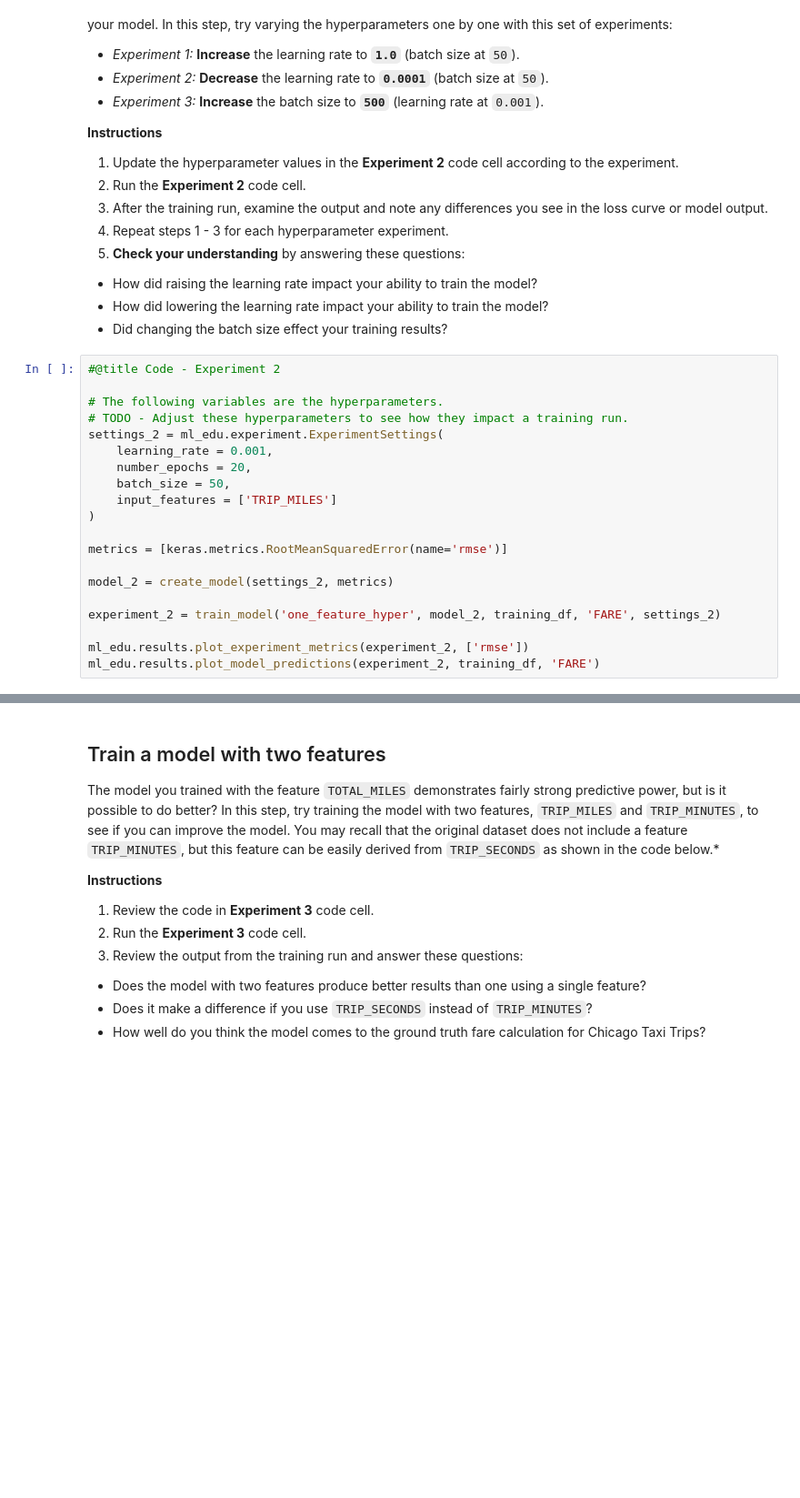
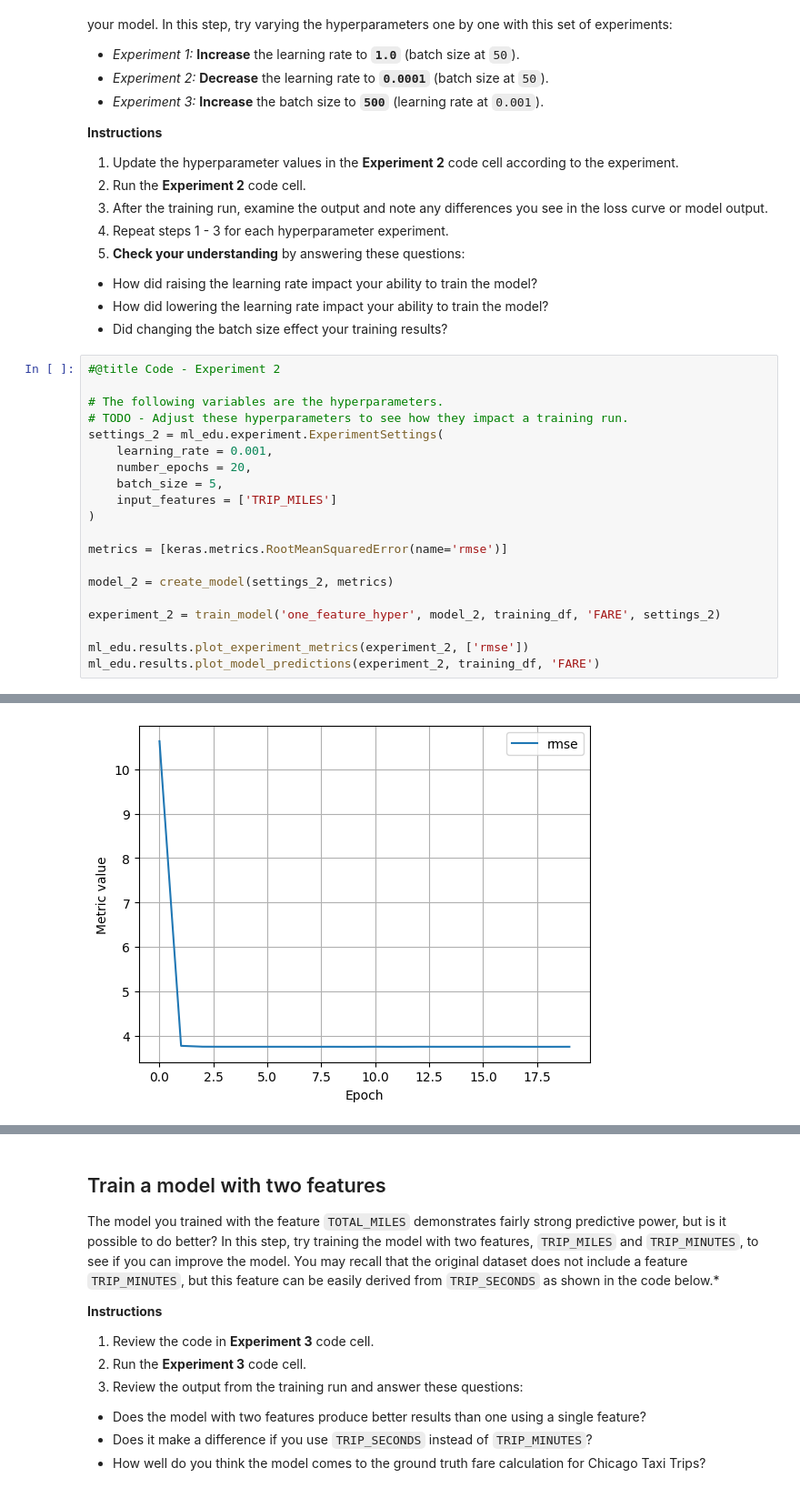
Before and after one commit to user194/professional_ml_cert, a Jupyter notebook: ml/cc/exercises/linear_regression_taxi.ipynb, the cells around one changed output, grey strips where cells are left out. Shown at 91% size. Saved outputs shown, nothing was run; the diff lists cells and outputs as text; blank space fills up the shorter version.

```diff
--- a/ml/cc/exercises/linear_regression_taxi.ipynb
+++ b/ml/cc/exercises/linear_regression_taxi.ipynb
@@ -385,7 +471,7 @@ It is common with machine learning to run multiple experiments to find the best
 settings_2 = ml_edu.experiment.ExperimentSettings(
     learning_rate = 0.001,
     number_epochs = 20,
-    batch_size = 50,
+    batch_size = 5,
     input_features = ['TRIP_MILES']
 )
 
@@ -397,3 +483,4 @@ experiment_2 = train_model('one_feature_hyper', model_2, training_df, 'FARE', se
 
 ml_edu.results.plot_experiment_metrics(experiment_2, ['rmse'])
 ml_edu.results.plot_model_predictions(experiment_2, training_df, 'FARE')
+# %% [output]
@@ -400,3 +505,4 @@ ml_edu.results.plot_model_predictions(experiment_2, training_df, 'FARE')
+[figure, added]
 # %%
 #@title Double-click to view answers for hyperparameter experiments
 
```
Also changed, not shown: parts of 16 cells of this notebook.
